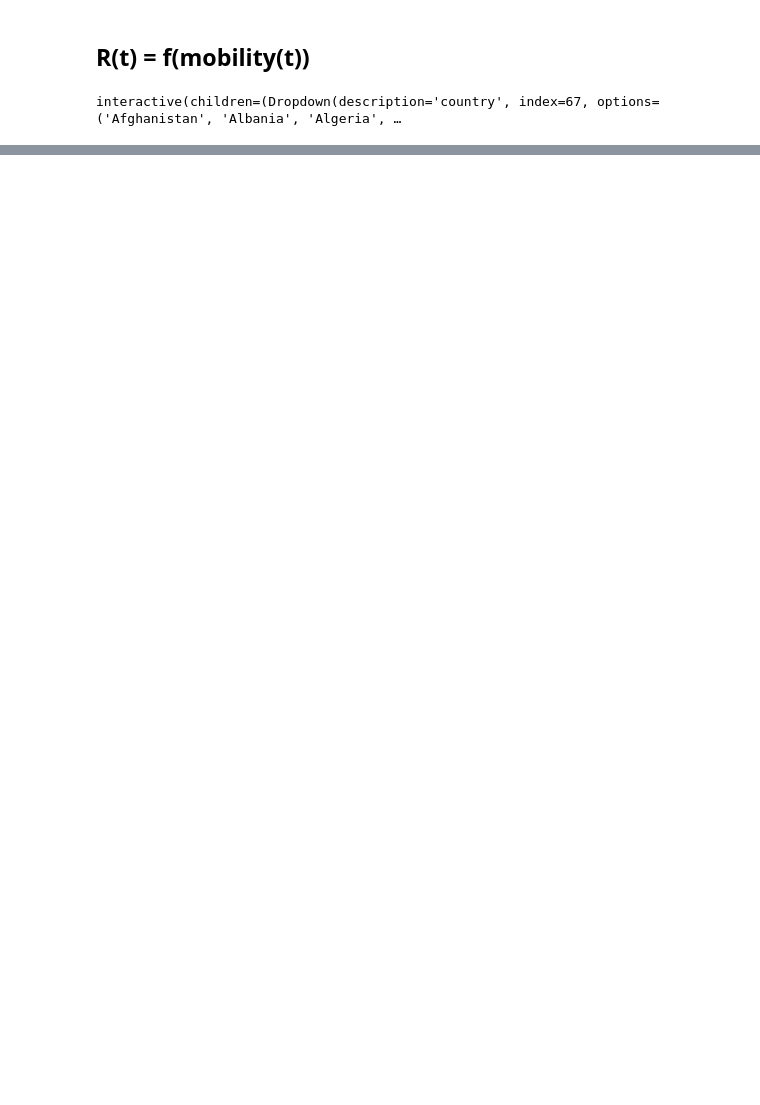
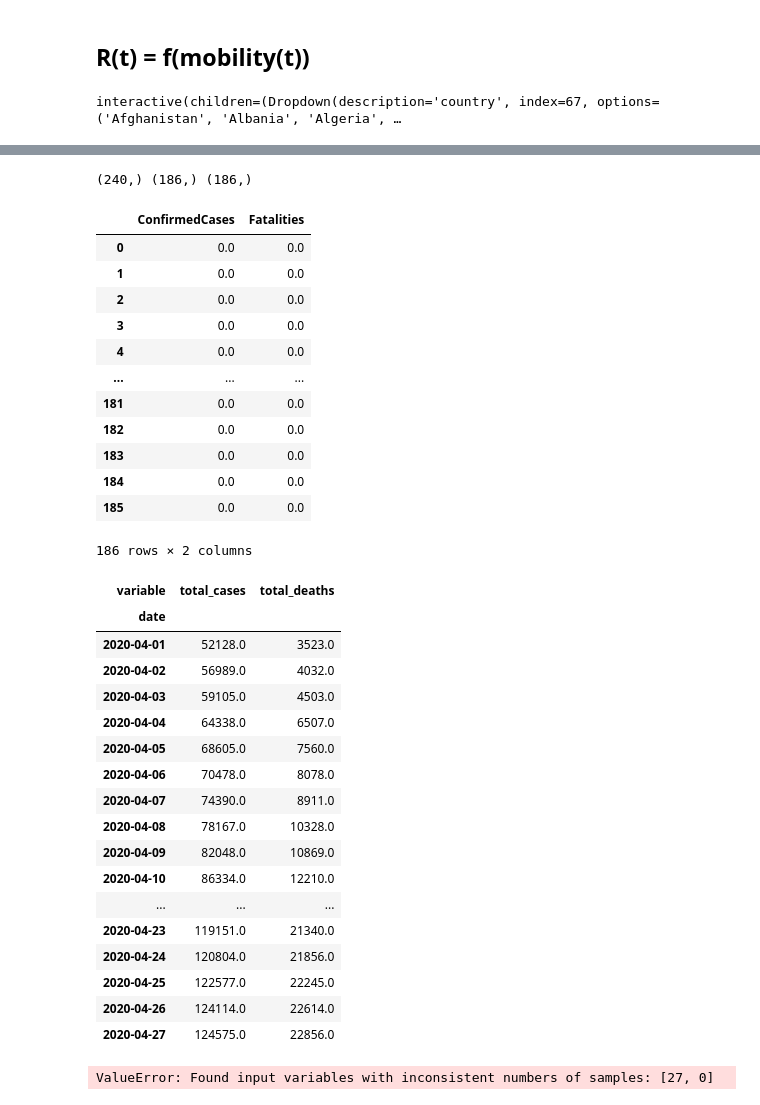
Before and after one commit to horaceg/uncover, a Jupyter notebook: working/Measures and rate.ipynb, the cells around one changed output, grey strips where cells are left out. Saved outputs shown, nothing was run; the diff lists cells and outputs as text; code cells hidden in the pictures; blank space fills up the shorter version.

Commit message:
try to make optimization work with long data

```diff
--- a/working/Measures and rate.ipynb
+++ b/working/Measures and rate.ipynb
@@ -695,20 +721,22 @@ def plot_model(solution, population, time_axis=None, title='SEIR+HCD model'):
 # %%
-N = 100000  # Population size
-n_infected = 1
+N = 60_000_000  # Population size
+n_infected = 500
 max_days = 100
 
 # State at time = 0 for SEIR_HCD model
 # The numbers correspond to the number of people in each of the SEIRHCD compartments
-initial_state = [(N - n_infected)/ N, 0, n_infected / N, 0, 0, 0, 0]
+def compute_intial_state(n_infected, population):
+    return [(population - n_infected)/ population, 0, n_infected / population, 0, 0, 0, 0]
 
+initial_state = compute_intial_state(n_infected, N)
 R_0 = 3.6
 t_inc = 5.6
 t_inf = 2.9
 t_hosp = 4
-t_crit = 14
+t_crit = 5
 m_a = 0.8
 c_a = 0.1
-f_a = 0.3
+f_a = 0.35
 
 args = (R_0, t_inc, t_inf, t_hosp, t_crit, m_a, c_a, f_a)
 
@@ -780,0 +831,6 @@ interactive(children=(Dropdown(description='country', index=67, options=('Afghan
+# %%
+pivot_date = '2020-04-02'
+full_cases = full.unstack()[['total_cases', 'total_deaths']].rename({'total_cases': 'ConfirmedCases', 'total_deaths': "Fatalities"}, axis=1)
+train = full_cases.loc[ix[:, :pivot_date], :]
+valid = full_cases.loc[ix[:, pivot_date:], :]
+train.shape, valid.shape
@@ -780,0 +875,2 @@ interactive(children=(Dropdown(description='country', index=67, options=('Afghan
+# %%
+OPTIM_DAYS = 21  # Number of days to use for the optimisation evaluation
@@ -780,0 +917,19 @@ interactive(children=(Dropdown(description='country', index=67, options=('Afghan
+# %%
+def plot_model_results(y_pred, train_data, valid_data=None):
+    fig, (ax1, ax2) = plt.subplots(1, 2, figsize=(16,5))
+
+    ax1.set_title('Confirmed Cases')
+    ax2.set_title('Fatalities')
+
+    train_data.loc[ix[:, 'total_cases'], :].plot(label='Confirmed Cases (train)', color='g', ax=ax1)
+    y_pred.loc[train_data.index.get_level_values('date'), 'ConfirmedCases'].plot(label='Modeled Cases', color='r', ax=ax1)
+    ax3 = y_pred['R'].plot(label='Reproduction number', color='c', linestyle='-', secondary_y=True, ax=ax1)
+    ax3.set_ylabel("Reproduction number", fontsize=10, color='c');
+
+    train_data.loc[ix[:, 'total_deaths'], :].plot(label='Fatalities (train)', color='g', ax=ax2)
+    y_pred.loc[train_data.index.get_level_values('date'), 'Fatalities'].plot(label='Modeled Fatalities', color='r', ax=ax2)
+
+    y_pred.loc[:, 'ConfirmedCases'].plot(label='Modeled Cases (forecast)', color='r', linestyle=':', ax=ax1)
+    y_pred.loc[:, 'Fatalities'].plot(label='Modeled Fatalities (forecast)', color='r', linestyle=':', ax=ax2)
+
+    ax1.legend(loc='best')
@@ -780,0 +997,36 @@ interactive(children=(Dropdown(description='country', index=67, options=('Afghan
+# %%
+fit_model('France')
+# %% [output]
+(240,) (186,) (186,)
+|  | ConfirmedCases | Fatalities |
+| 0 | 0.0 | 0.0 |
+| 1 | 0.0 | 0.0 |
+| 2 | 0.0 | 0.0 |
+| 3 | 0.0 | 0.0 |
+| 4 | 0.0 | 0.0 |
+| ... | ... | ... |
+| 181 | 0.0 | 0.0 |
+| 182 | 0.0 | 0.0 |
+| 183 | 0.0 | 0.0 |
+| 184 | 0.0 | 0.0 |
+| 185 | 0.0 | 0.0 |
+186 rows × 2 columns
+| variable | total_cases | total_deaths |
+| date |  |  |
+| 2020-04-01 | 52128.0 | 3523.0 |
+| 2020-04-02 | 56989.0 | 4032.0 |
+| 2020-04-03 | 59105.0 | 4503.0 |
+| 2020-04-04 | 64338.0 | 6507.0 |
+| 2020-04-05 | 68605.0 | 7560.0 |
+| 2020-04-06 | 70478.0 | 8078.0 |
+| 2020-04-07 | 74390.0 | 8911.0 |
+| 2020-04-08 | 78167.0 | 10328.0 |
+| 2020-04-09 | 82048.0 | 10869.0 |
+| 2020-04-10 | 86334.0 | 12210.0 |
+| ... | ... | ... |
+| 2020-04-23 | 119151.0 | 21340.0 |
+| 2020-04-24 | 120804.0 | 21856.0 |
+| 2020-04-25 | 122577.0 | 22245.0 |
+| 2020-04-26 | 124114.0 | 22614.0 |
+| 2020-04-27 | 124575.0 | 22856.0 |
+ValueError: Found input variables with inconsistent numbers of samples: [27, 0]
```
Also changed, not shown: parts of 14 cells of this notebook.
